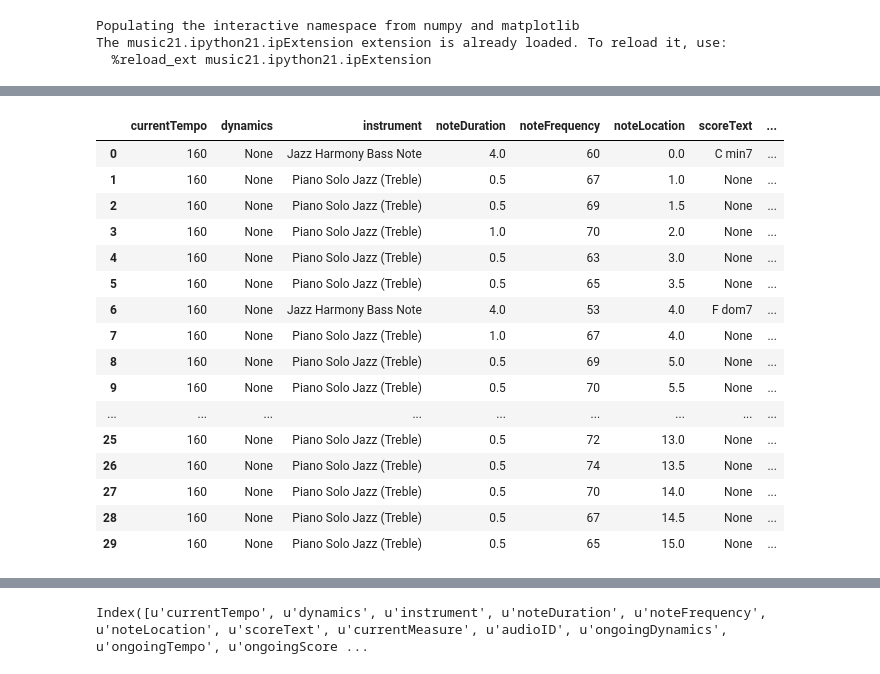
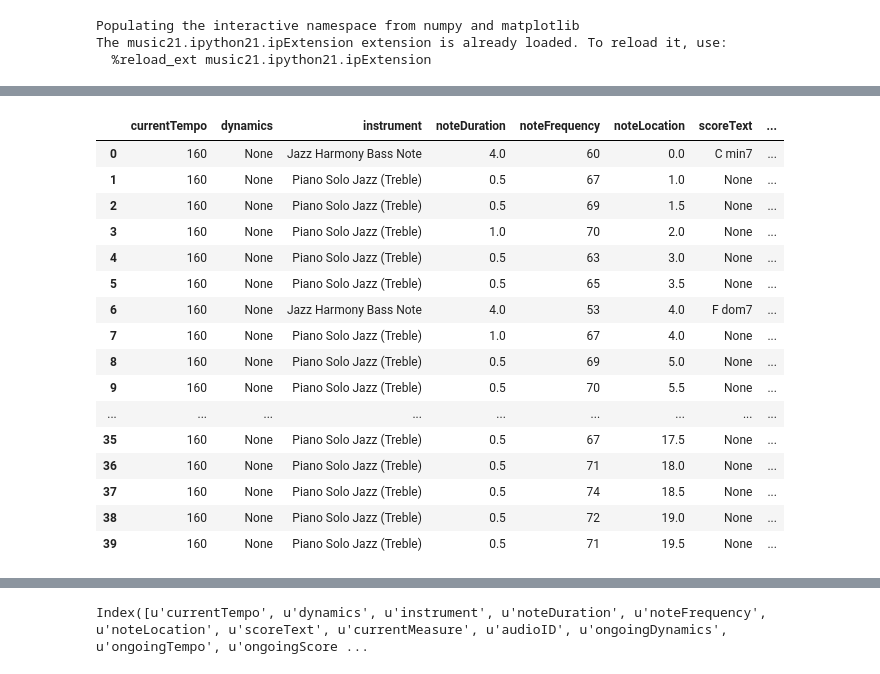
Before and after one commit to jgab3103/phd_code, a Jupyter notebook: Data Preparation-Polyphonic.ipynb, the cells around one changed output, grey strips where cells are left out. Drawn from its saved outputs; the diff is of its cells as text; code cells hidden in the pictures.

```diff
--- a/Data Preparation-Polyphonic.ipynb
+++ b/Data Preparation-Polyphonic.ipynb
@@ -422,25 +422,25 @@ fromXMLTwo = fromXML.createDataFrameFromXML()
 # %%
 fromXMLFinalDataset = fromXML.addOtherMetaDataToData(fromXMLTwo)
 # %%
-display(HTML(fromXMLFinalDataset[0:30].to_html()))
+display(HTML(fromXMLFinalDataset[0:40].to_html()))
 # %% [output]
 |  | currentTempo | dynamics | instrument | noteDuration | noteFrequency | noteLocation | scoreText | ... |
 | 0 | 160 | None | Jazz Harmony Bass Note | 4.0 | 60 | 0.0 | C min7 | ... |
 | 1 | 160 | None | Piano Solo Jazz (Treble) | 0.5 | 67 | 1.0 | None | ... |
 | 2 | 160 | None | Piano Solo Jazz (Treble) | 0.5 | 69 | 1.5 | None | ... |
 | 3 | 160 | None | Piano Solo Jazz (Treble) | 1.0 | 70 | 2.0 | None | ... |
 | 4 | 160 | None | Piano Solo Jazz (Treble) | 0.5 | 63 | 3.0 | None | ... |
 | 5 | 160 | None | Piano Solo Jazz (Treble) | 0.5 | 65 | 3.5 | None | ... |
 | 6 | 160 | None | Jazz Harmony Bass Note | 4.0 | 53 | 4.0 | F dom7 | ... |
 | 7 | 160 | None | Piano Solo Jazz (Treble) | 1.0 | 67 | 4.0 | None | ... |
 | 8 | 160 | None | Piano Solo Jazz (Treble) | 0.5 | 69 | 5.0 | None | ... |
 | 9 | 160 | None | Piano Solo Jazz (Treble) | 0.5 | 70 | 5.5 | None | ... |
 | ... | ... | ... | ... | ... | ... | ... | ... | ... |
-| 25 | 160 | None | Piano Solo Jazz (Treble) | 0.5 | 72 | 13.0 | None | ... |
-| 26 | 160 | None | Piano Solo Jazz (Treble) | 0.5 | 74 | 13.5 | None | ... |
-| 27 | 160 | None | Piano Solo Jazz (Treble) | 0.5 | 70 | 14.0 | None | ... |
-| 28 | 160 | None | Piano Solo Jazz (Treble) | 0.5 | 67 | 14.5 | None | ... |
-| 29 | 160 | None | Piano Solo Jazz (Treble) | 0.5 | 65 | 15.0 | None | ... |
+| 35 | 160 | None | Piano Solo Jazz (Treble) | 0.5 | 67 | 17.5 | None | ... |
+| 36 | 160 | None | Piano Solo Jazz (Treble) | 0.5 | 71 | 18.0 | None | ... |
+| 37 | 160 | None | Piano Solo Jazz (Treble) | 0.5 | 74 | 18.5 | None | ... |
+| 38 | 160 | None | Piano Solo Jazz (Treble) | 0.5 | 72 | 19.0 | None | ... |
+| 39 | 160 | None | Piano Solo Jazz (Treble) | 0.5 | 71 | 19.5 | None | ... |
 # %%
 fromXMLFinalDataset.max()
 # %% [output]
```
